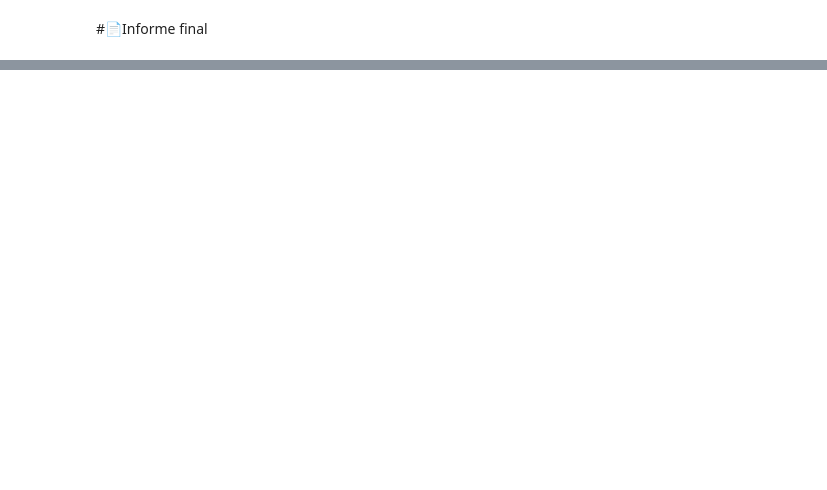
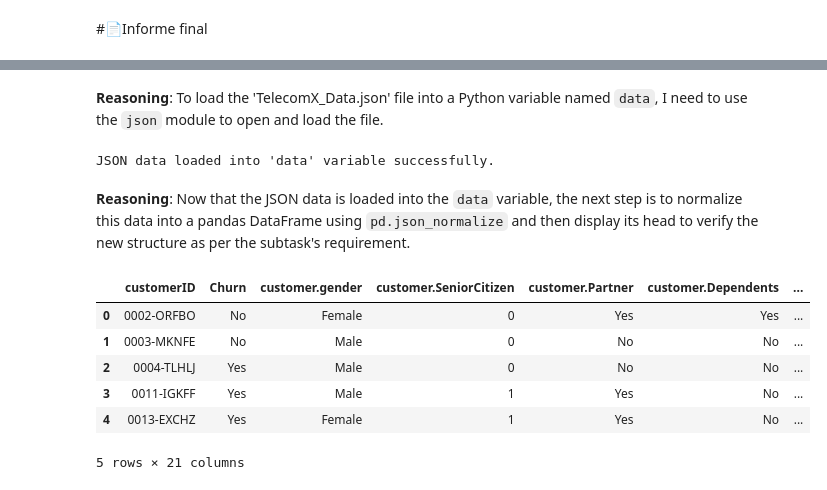
Before and after one commit to thxlopez7/challenge_telecomX_2026, a Jupyter notebook: TelecomX_LATAM.ipynb, the cells around one changed output, grey strips where cells are left out. Saved outputs shown, nothing was run; the diff lists cells and outputs as text; code cells hidden in the pictures; blank space fills up the shorter version.

```diff
--- a/TelecomX_LATAM.ipynb
+++ b/TelecomX_LATAM.ipynb
@@ -23,0 +275,26 @@ df.head()
+# %% [markdown]
+**Reasoning**:
+To load the 'TelecomX_Data.json' file into a Python variable named `data`, I need to use the `json` module to open and load the file.
+# %%
+import json
+
+with open('TelecomX_Data.json', 'r') as f:
+    data = json.load(f)
+
+print("JSON data loaded into 'data' variable successfully.")
+# %% [output]
+JSON data loaded into 'data' variable successfully.
+# %% [markdown]
+**Reasoning**:
+Now that the JSON data is loaded into the `data` variable, the next step is to normalize this data into a pandas DataFrame using `pd.json_normalize` and then display its head to verify the new structure as per the subtask's requirement.
+# %%
+df = pd.json_normalize(data)
+df.head()
+# %% [output]
+|  | customerID | Churn | customer.gender | customer.SeniorCitizen | customer.Partner | customer.Dependents | ... |
+| 0 | 0002-ORFBO | No | Female | 0 | Yes | Yes | ... |
+| 1 | 0003-MKNFE | No | Male | 0 | No | No | ... |
+| 2 | 0004-TLHLJ | Yes | Male | 0 | No | No | ... |
+| 3 | 0011-IGKFF | Yes | Male | 1 | Yes | No | ... |
+| 4 | 0013-EXCHZ | Yes | Female | 1 | Yes | No | ... |
+5 rows × 21 columns
```
Also changed, not shown: parts of 25 cells of this notebook.
